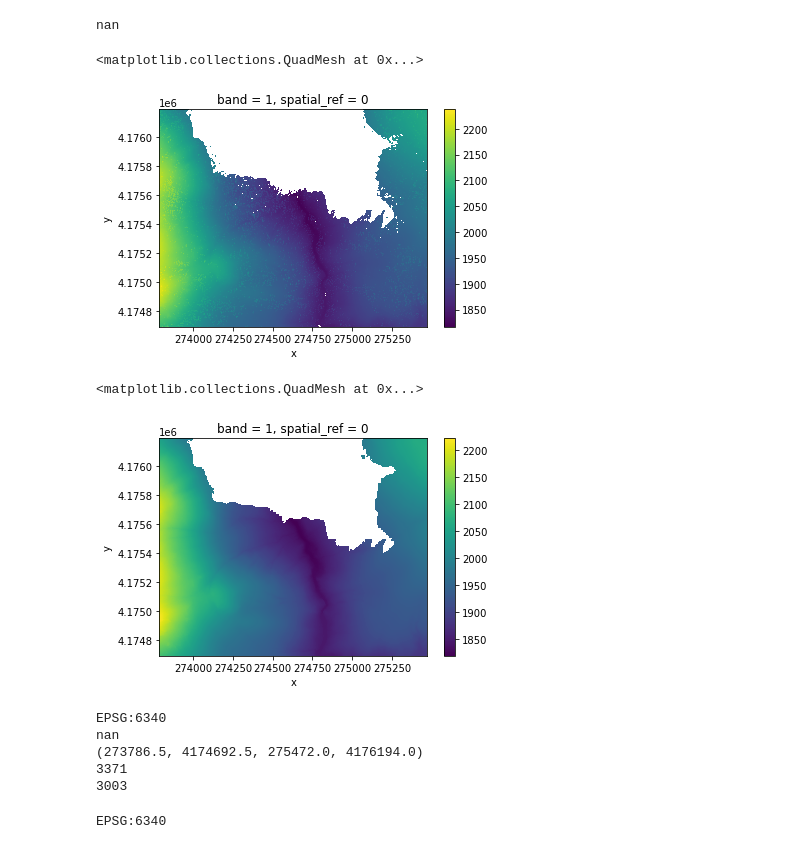
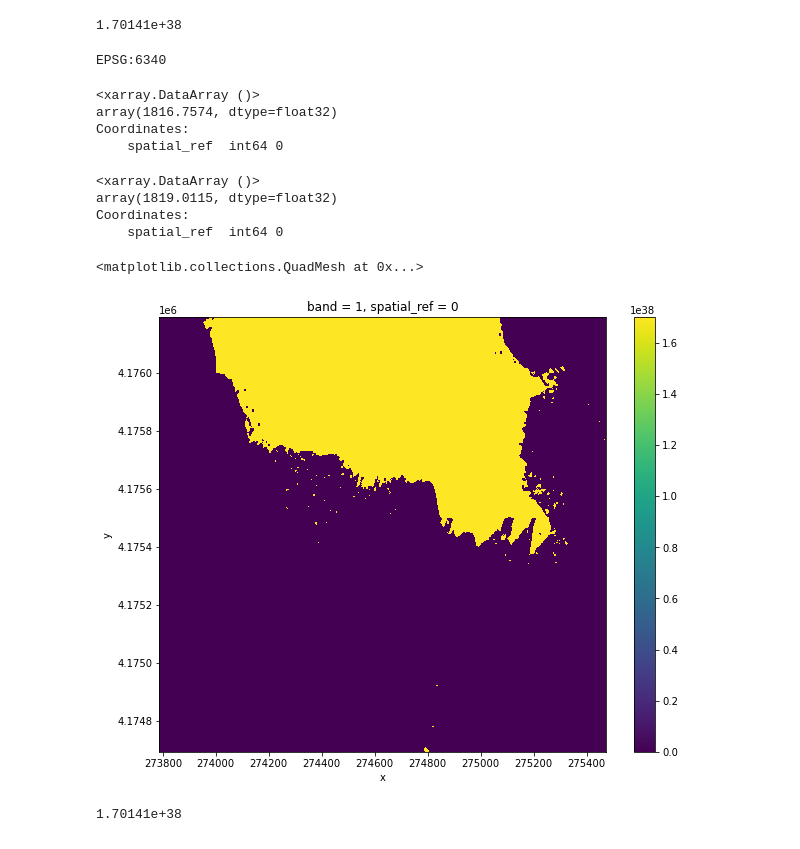
Before and after one commit to benbogart/geospatial-python, a Jupyter notebook: working_with_rasters.ipynb, the cells around one changed output. Drawn from its saved outputs; the diff is of its cells as text; code cells hidden in the pictures.

```diff
--- a/working_with_rasters.ipynb
+++ b/working_with_rasters.ipynb
@@ -39,0 +6,8 @@ hh.plot(robust=True)
+# %%
+import rioxarray
+
+terrain_file = 'data/rasters_CA18Thompson/output_be.tif'
+terrain = rioxarray.open_rasterio(terrain_file)
+
+surface_file = 'data/rasters_CA18Thompson/output_hh.tif'
+surface = rioxarray.open_rasterio(surface_file)
@@ -40,4 +28,33 @@ hh.plot(robust=True)
+# %%
+surface.rio.nodata
+# %% [output]
+1.70141e+38
+# %%
+# Show CRS
+print(surface.rio.crs)
+# %% [output]
+EPSG:6340
+# %%
+surface.min()
+# %% [output]
+<xarray.DataArray ()>
+array(1816.7574, dtype=float32)
+Coordinates:
+    spatial_ref  int64 0
+# %%
+terrain.min()
+# %% [output]
+<xarray.DataArray ()>
+array(1819.0115, dtype=float32)
+Coordinates:
+    spatial_ref  int64 0
+# %%
+plt.figure(figsize=(10,8))
+surface.plot()
+# %% [output]
+<matplotlib.collections.QuadMesh at 0x...>
+[figure, added]
 # %%
-print(hh.rio.nodata)
+print(surface.rio.nodata)
 # %% [output]
-nan
+1.70141e+38
@@ -46,27 +60,0 @@ hh = rioxarray.open_rasterio('rasters_CA18Thompson/output_hh.tif', masked=True)
-# %%
-hh.plot()
-# %% [output]
-<matplotlib.collections.QuadMesh at 0x...>
-[figure, removed]
-# %%
-be = rioxarray.open_rasterio('rasters_CA18Thompson/output_be.tif', masked=True)
-be.plot()
-# %% [output]
-<matplotlib.collections.QuadMesh at 0x...>
-[figure, removed]
-# %%
-print(hh.rio.crs)
-print(hh.rio.nodata)
-print(hh.rio.bounds())
-print(hh.rio.width)
-print(hh.rio.height)
-# %% [output]
-EPSG:6340
-nan
-(273786.5, 4174692.5, 275472.0, 4176194.0)
-3371
-3003
-# %%
-print(be.rio.crs)
-# %% [output]
-EPSG:6340
```
Also changed, not shown: parts of 17 cells of this notebook.
